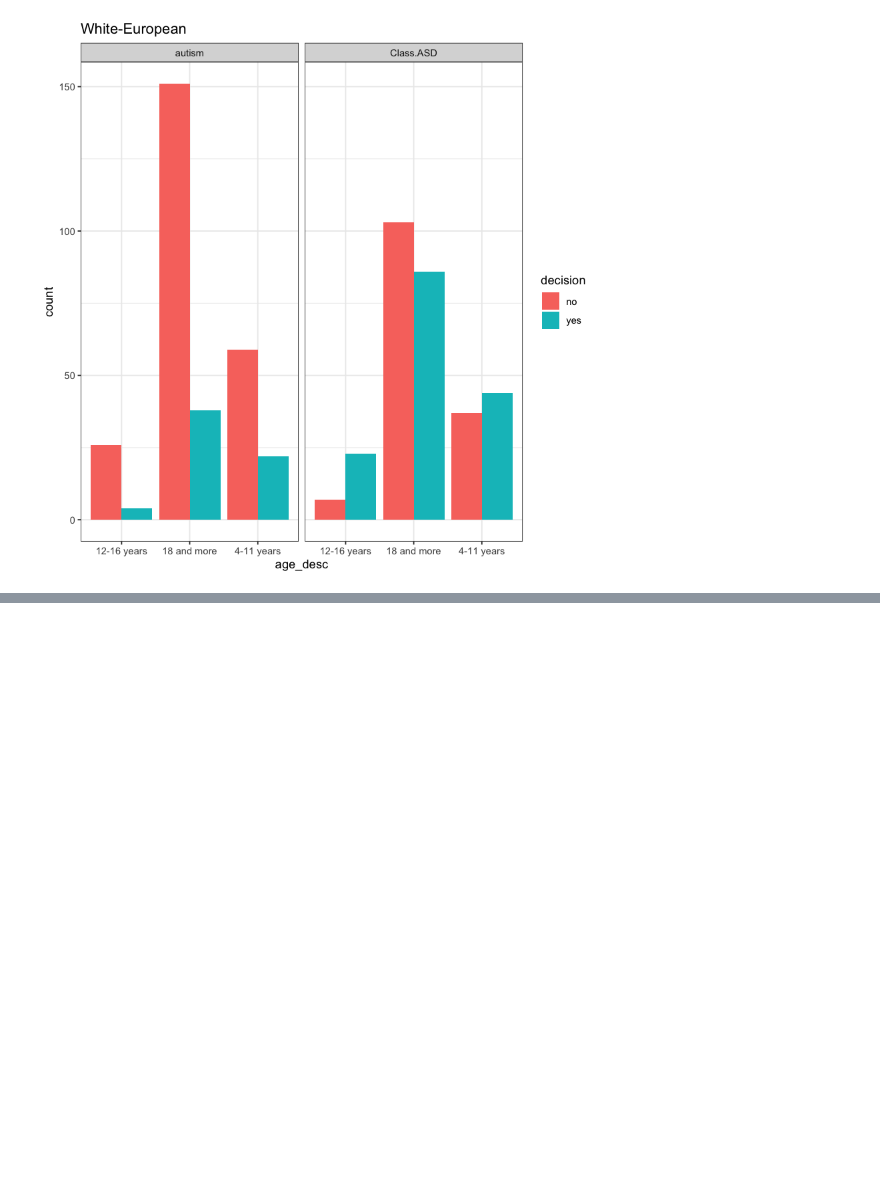
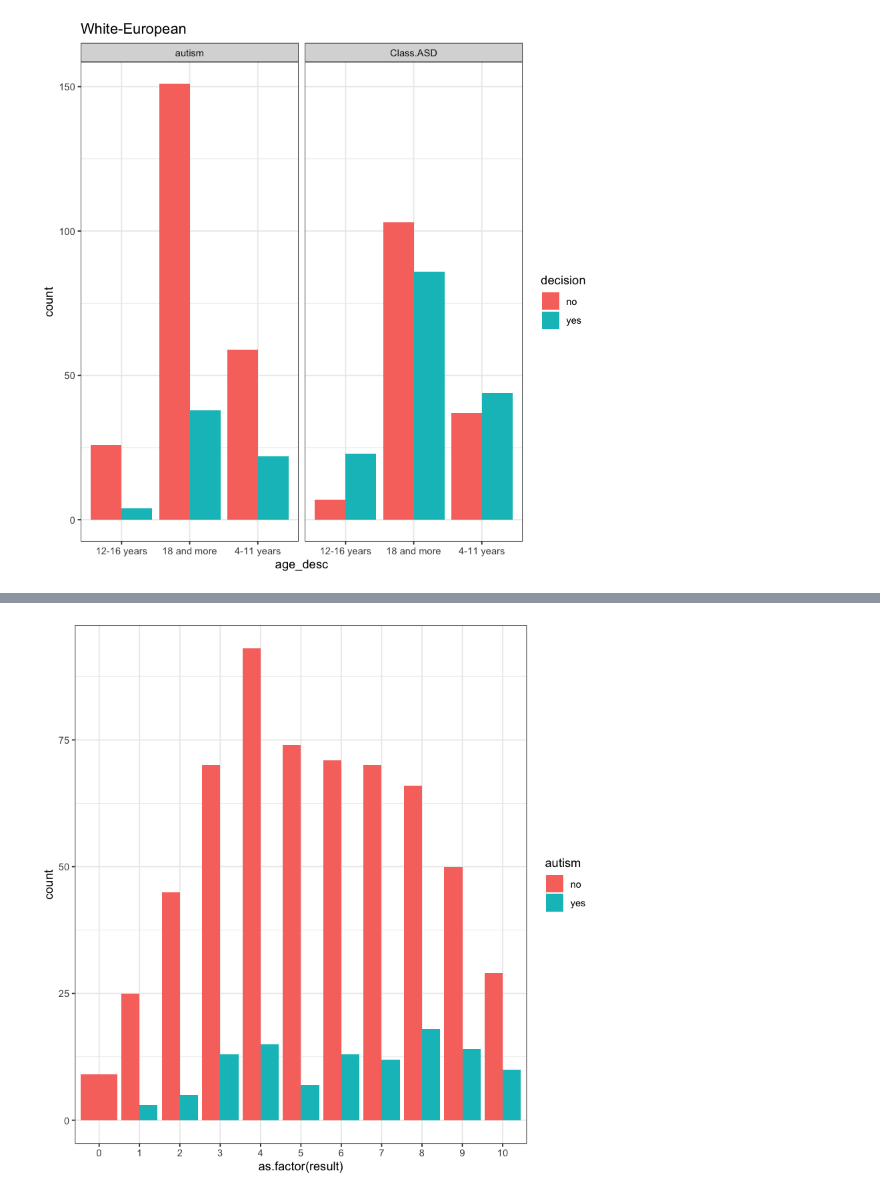
Before and after one commit to UBC-MDS/522-Workflows-Group-414, a Jupyter notebook: src/EDA_autism-screening_2.ipynb, the cells around one changed output, grey strips where cells are left out. Saved outputs shown, nothing was run; the diff lists cells and outputs as text; code cells hidden in the pictures; blank space fills up the shorter version.

```diff
--- a/src/EDA_autism-screening_2.ipynb
+++ b/src/EDA_autism-screening_2.ipynb
@@ -244,0 +286,6 @@ Saving 7 x 7 in image
+# %%
+df_autism  %>%
+    ggplot(aes(x=as.factor(result), fill=autism))+
+    geom_bar(stat="count", position="dodge")
+# %% [output]
+[figure, added]
```
Also changed, not shown: parts of 9 cells of this notebook.
